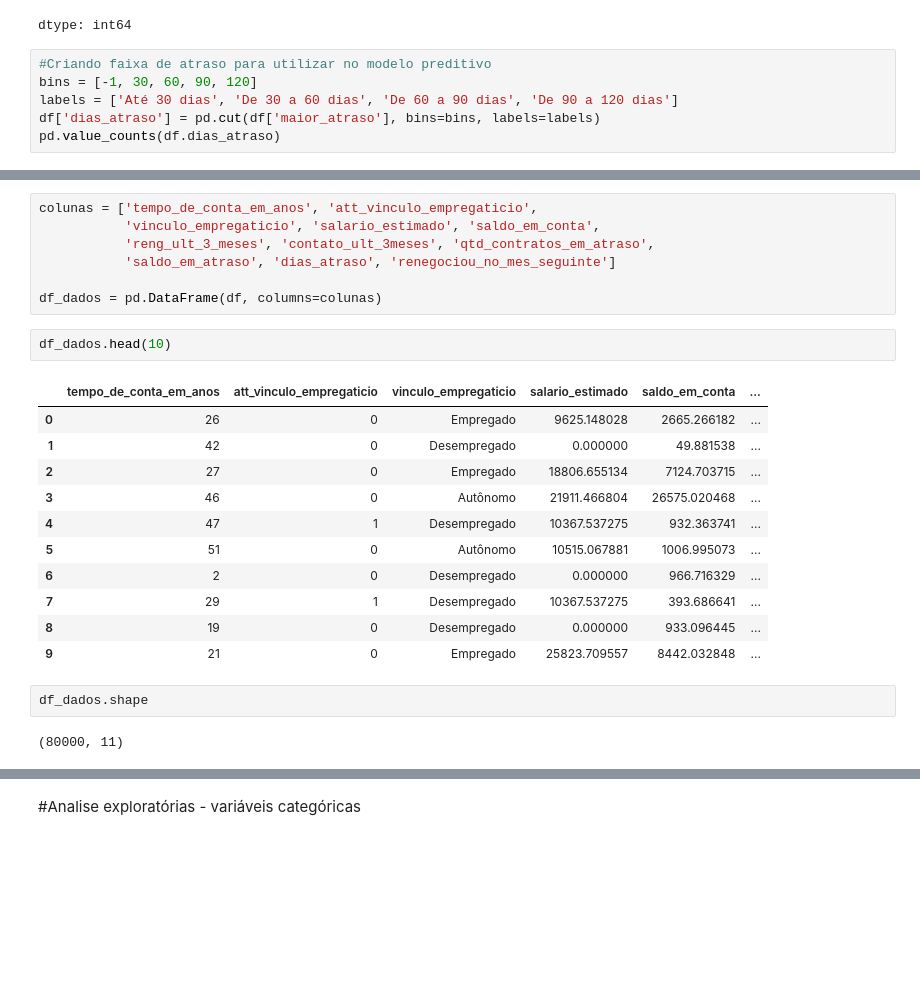
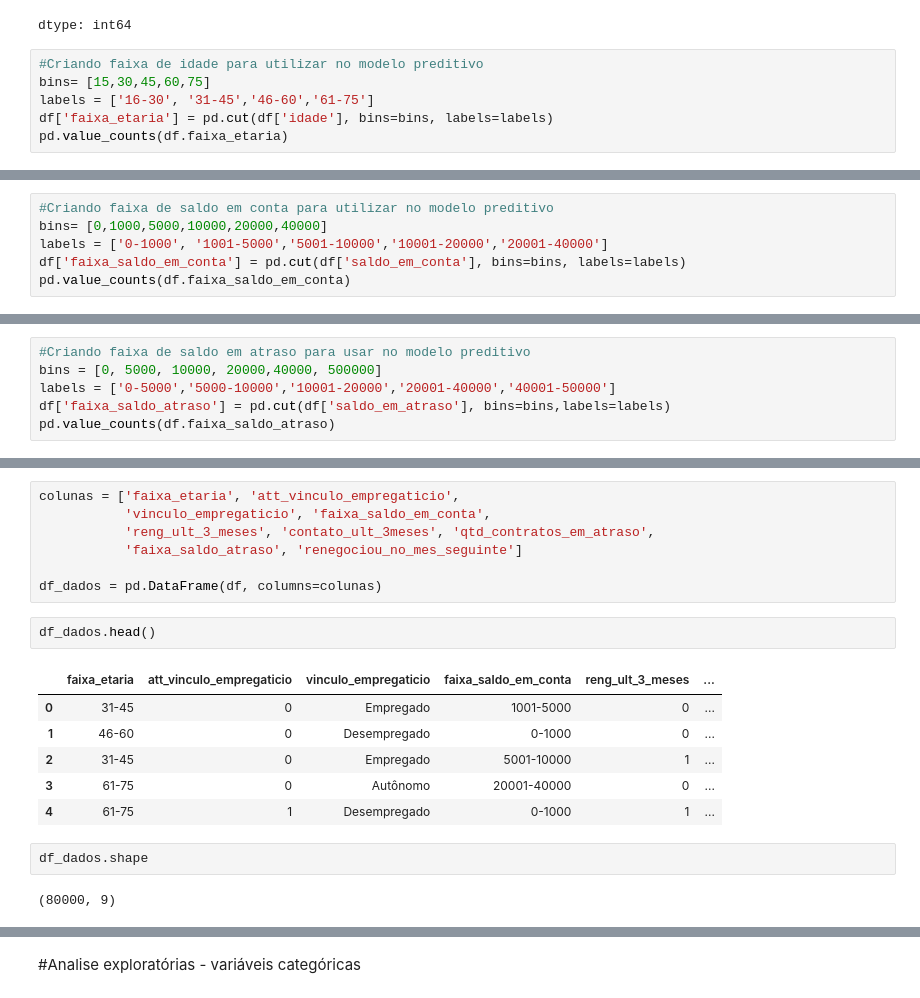
Before and after one commit to camelenchon/projetos, a Jupyter notebook: teste_itau.ipynb, the cells around one changed output, grey strips where cells are left out. Saved outputs shown, nothing was run; the diff lists cells and outputs as text; blank space fills up the shorter version.

```diff
--- a/teste_itau.ipynb
+++ b/teste_itau.ipynb
@@ -251,10 +304,10 @@ df.isnull().sum()
 | renegociou_no_mes_seguinte | 0 |
 dtype: int64
 # %%
-#Criando faixa de atraso para utilizar no modelo preditivo
-bins = [-1, 30, 60, 90, 120]
-labels = ['Até 30 dias', 'De 30 a 60 dias', 'De 60 a 90 dias', 'De 90 a 120 dias']
-df['dias_atraso'] = pd.cut(df['maior_atraso'], bins=bins, labels=labels)
-pd.value_counts(df.dias_atraso)
+#Criando faixa de idade para utilizar no modelo preditivo
+bins= [15,30,45,60,75]
+labels = ['16-30', '31-45','46-60','61-75']
+df['faixa_etaria'] = pd.cut(df['idade'], bins=bins, labels=labels)
+pd.value_counts(df.faixa_etaria)
 # %% [output]
 |  | count |
@@ -266 +319,7 @@ pd.value_counts(df.dias_atraso)
 dtype: int64
+# %%
+#Criando faixa de saldo em conta para utilizar no modelo preditivo
+bins= [0,1000,5000,10000,20000,40000]
+labels = ['0-1000', '1001-5000','5001-10000','10001-20000','20001-40000']
+df['faixa_saldo_em_conta'] = pd.cut(df['saldo_em_conta'], bins=bins, labels=labels)
+pd.value_counts(df.faixa_saldo_em_conta)
@@ -266,0 +335,6 @@ dtype: int64
+# %%
+#Criando faixa de saldo em atraso para usar no modelo preditivo
+bins = [0, 5000, 10000, 20000,40000, 500000]
+labels = ['0-5000','5000-10000','10001-20000','20001-40000','40001-50000']
+df['faixa_saldo_atraso'] = pd.cut(df['saldo_em_atraso'], bins=bins,labels=labels)
+pd.value_counts(df.faixa_saldo_atraso)
@@ -267,28 +350,23 @@ dtype: int64
 # %%
-colunas = ['tempo_de_conta_em_anos', 'att_vinculo_empregaticio',
-           'vinculo_empregaticio', 'salario_estimado', 'saldo_em_conta',
+colunas = ['faixa_etaria', 'att_vinculo_empregaticio',
+           'vinculo_empregaticio', 'faixa_saldo_em_conta',
            'reng_ult_3_meses', 'contato_ult_3meses', 'qtd_contratos_em_atraso',
-           'saldo_em_atraso', 'dias_atraso', 'renegociou_no_mes_seguinte']
+           'faixa_saldo_atraso', 'renegociou_no_mes_seguinte']
 
 df_dados = pd.DataFrame(df, columns=colunas)
 # %%
-df_dados.head(10)
+df_dados.head()
 # %% [output]
-|  | tempo_de_conta_em_anos | att_vinculo_empregaticio | vinculo_empregaticio | salario_estimado | saldo_em_conta | ... |
-| 0 | 26 | 0 | Empregado | 9625.148028 | 2665.266182 | ... |
-| 1 | 42 | 0 | Desempregado | 0.000000 | 49.881538 | ... |
-| 2 | 27 | 0 | Empregado | 18806.655134 | 7124.703715 | ... |
-| 3 | 46 | 0 | Autônomo | 21911.466804 | 26575.020468 | ... |
-| 4 | 47 | 1 | Desempregado | 10367.537275 | 932.363741 | ... |
-| 5 | 51 | 0 | Autônomo | 10515.067881 | 1006.995073 | ... |
-| 6 | 2 | 0 | Desempregado | 0.000000 | 966.716329 | ... |
-| 7 | 29 | 1 | Desempregado | 10367.537275 | 393.686641 | ... |
-| 8 | 19 | 0 | Desempregado | 0.000000 | 933.096445 | ... |
-| 9 | 21 | 0 | Empregado | 25823.709557 | 8442.032848 | ... |
+|  | faixa_etaria | att_vinculo_empregaticio | vinculo_empregaticio | faixa_saldo_em_conta | reng_ult_3_meses | ... |
+| 0 | 31-45 | 0 | Empregado | 1001-5000 | 0 | ... |
+| 1 | 46-60 | 0 | Desempregado | 0-1000 | 0 | ... |
+| 2 | 31-45 | 0 | Empregado | 5001-10000 | 1 | ... |
+| 3 | 61-75 | 0 | Autônomo | 20001-40000 | 0 | ... |
+| 4 | 61-75 | 1 | Desempregado | 0-1000 | 1 | ... |
 # %%
 df_dados.shape
 # %% [output]
-(80000, 11)
+(80000, 9)
 # %%
 df_dados.info(verbose = True)
 # %% [output]
```
Also changed, not shown: parts of 50 cells of this notebook.
